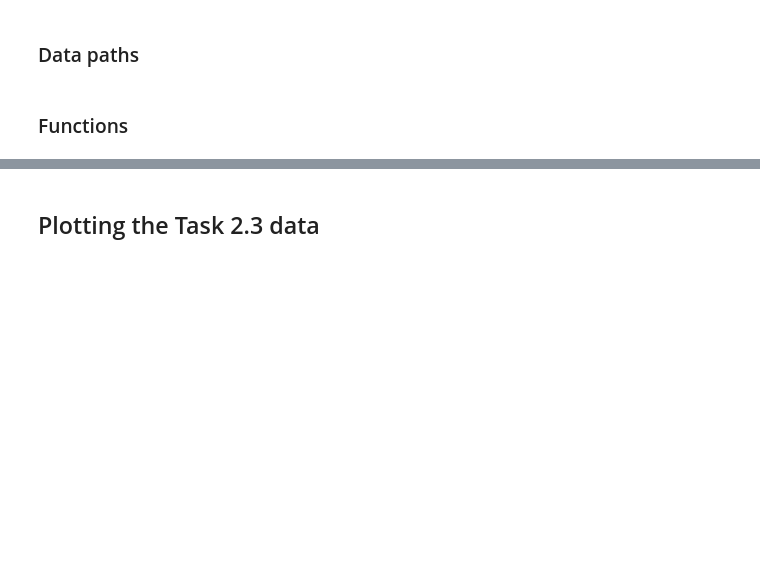
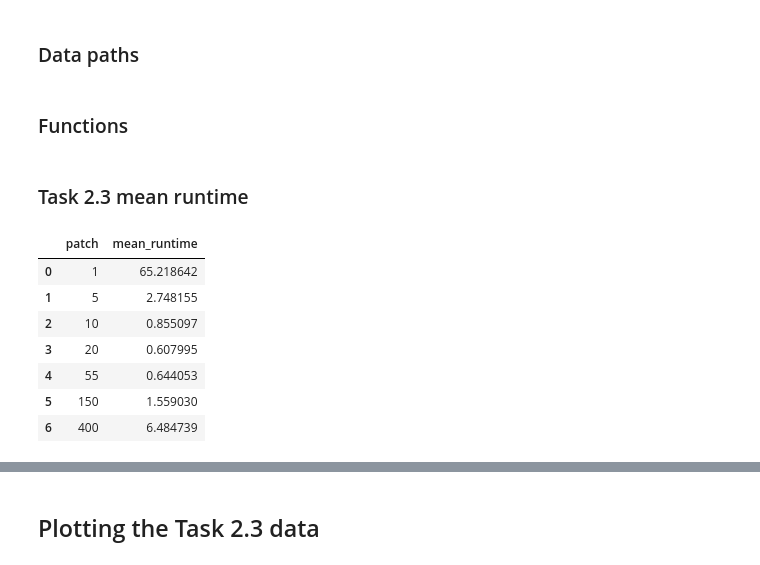
Before and after one commit to filip-topic/parallel_computing_julia_set, a Jupyter notebook: task_2_34.ipynb, the cells around one changed output, grey strips where cells are left out. Drawn from its saved outputs; the diff is of its cells as text; code cells hidden in the pictures; blank space fills up the shorter version.

```diff
--- a/task_2_34.ipynb
+++ b/task_2_34.ipynb
@@ -31,3 +31,16 @@ task_2_4_data = pd.read_csv(task_2_4_data_path, sep=';', names=['size', 'patch',
 # groups both datasets by 'patch'
 task_2_3_data_grouped = task_2_3_data.groupby(['patch'])['runtime'].mean().reset_index(name='mean_runtime')
 task_2_4_data_grouped = task_2_4_data.groupby(['patch'])['runtime'].mean().reset_index(name='mean_runtime')
+# %% [markdown]
+### Task 2.3 mean runtime
+# %%
+task_2_3_data_grouped
+# %% [output]
+|  | patch | mean_runtime |
+| 0 | 1 | 65.218642 |
+| 1 | 5 | 2.748155 |
+| 2 | 10 | 0.855097 |
+| 3 | 20 | 0.607995 |
+| 4 | 55 | 0.644053 |
+| 5 | 150 | 1.559030 |
+| 6 | 400 | 6.484739 |
```
Also changed, not shown: parts of 6 cells of this notebook, 1 other file.
